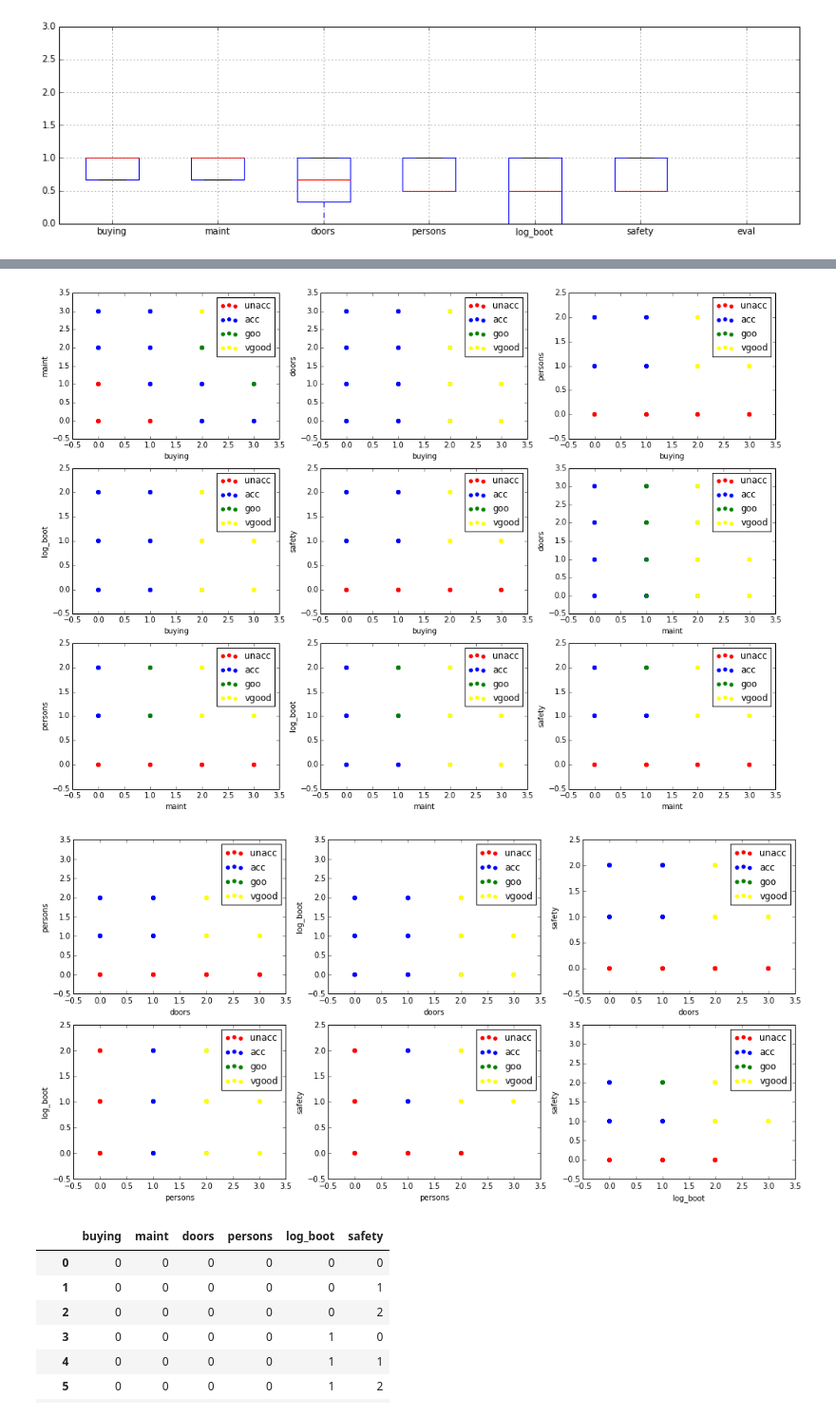
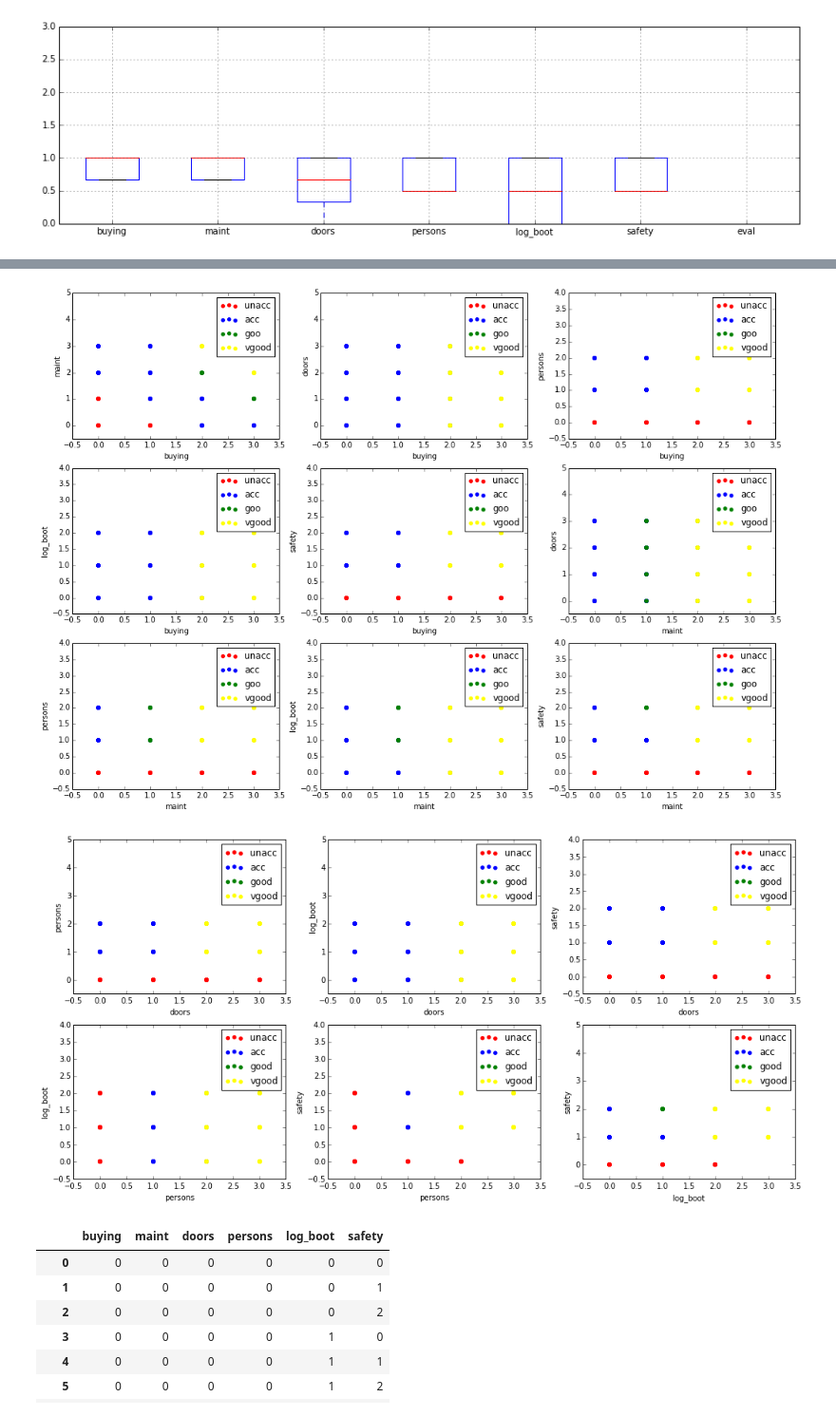
Before and after one commit to kmk4021/data_science, a Jupyter notebook: Homework2_Car_evalluation.ipynb, the cells around one changed output, grey strips where cells are left out. Shown: that part at 95% size. Saved outputs shown, nothing was run; the diff lists cells and outputs as text; code cells hidden in the pictures.

```diff
--- a/Homework2_Car_evalluation.ipynb
+++ b/Homework2_Car_evalluation.ipynb
@@ -263,15 +262,15 @@ for i in range(0, 15):
     options[i] = {}
 
 k = 0;
-for i in range(0, 5):
+for i in range(0, 5):   # 속성 index
     for j in range(i+1, 6):
         options[k]['data_x'] = feature_names[i]
         options[k]['data_y'] = feature_names[j]
         options[k]['label_x'] = feature_names[i]
         options[k]['label_y'] = feature_names[j]
         options[k]['ylim_min'] = df[feature_names[j]].min() - 0.5
-        options[k]['ylim_max'] = df[feature_names[j]].max() + 0.5
-        k += 1
+        options[k]['ylim_max'] = df[feature_names[j]].max() + 2
+        k += 1   # scatter plot 총 개수 15
 options
 # %% [output]
 {0: {'data_x': 'buying',
@@ -294,33 +293,34 @@ options
 # %%
 ax = []
 fig = plt.figure(figsize = (17, 12))
 for i in range(0, 9):
     ax.append(fig.add_subplot(330 + (i+1)))
 
+# 왜 한번에 12개 출력이 안되는지?
 for i in range(0, 9):
     unacc = ax[i].scatter(df_unacc[options[i]['data_x']], df_unacc[options[i]['data_y']], color = 'red')
     acc = ax[i].scatter(df_acc[options[i]['data_x']], df_acc[options[i]['data_y']], color = 'blue')
     good = ax[i].scatter(df_good[options[i]['data_x']], df_good[options[i]['data_y']], color = 'green')
     vgood = ax[i].scatter(df_vgood[options[i]['data_x']], df_vgood[options[i]['data_y']], color = 'yellow')
     ax[i].set_xlabel(options[i]['label_x'])
     ax[i].set_ylabel(options[i]['label_y'])
     ax[i].set_ylim([options[i]['ylim_min'], options[i]['ylim_max']])
     ax[i].legend((unacc, acc, good, vgood), ('unacc', 'acc', 'goo', 'vgood'))
 
 ax = []
 fig = plt.figure(figsize = (17, 8))
 for i in range(0, 6):
     ax.append(fig.add_subplot(230 + (i+1)))
 
 for i in range(0, 6):
     unacc = ax[i].scatter(df_unacc[options[i + 9]['data_x']], df_unacc[options[i + 9]['data_y']], color = 'red')
     acc = ax[i].scatter(df_acc[options[i + 9]['data_x']], df_acc[options[i + 9]['data_y']], color = 'blue')
     good = ax[i].scatter(df_good[options[i]['data_x']], df_good[options[i + 9]['data_y']], color = 'green')
     vgood = ax[i].scatter(df_vgood[options[i]['data_x']], df_vgood[options[i + 9]['data_y']], color = 'yellow')
     ax[i].set_xlabel(options[i + 9]['label_x'])
     ax[i].set_ylabel(options[i + 9]['label_y'])
     ax[i].set_ylim([options[i + 9]['ylim_min'], options[i]['ylim_max']])
-    ax[i].legend((unacc, acc, good, vgood), ('unacc', 'acc', 'goo', 'vgood'))
+    ax[i].legend((unacc, acc, good, vgood), ('unacc', 'acc', 'good', 'vgood'))
 # %% [output]
-[figure, old version]
+[figure, new version]
-[figure, old version]
+[figure, new version]
```
Also changed, not shown: parts of 28 cells of this notebook, 2 other files.
